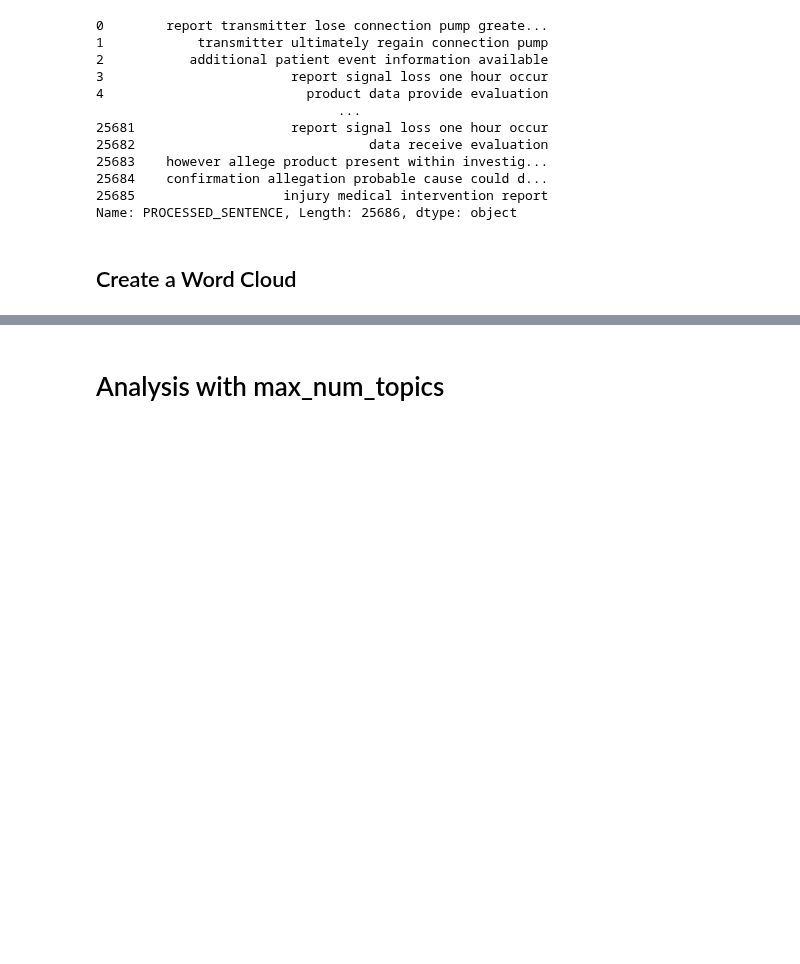
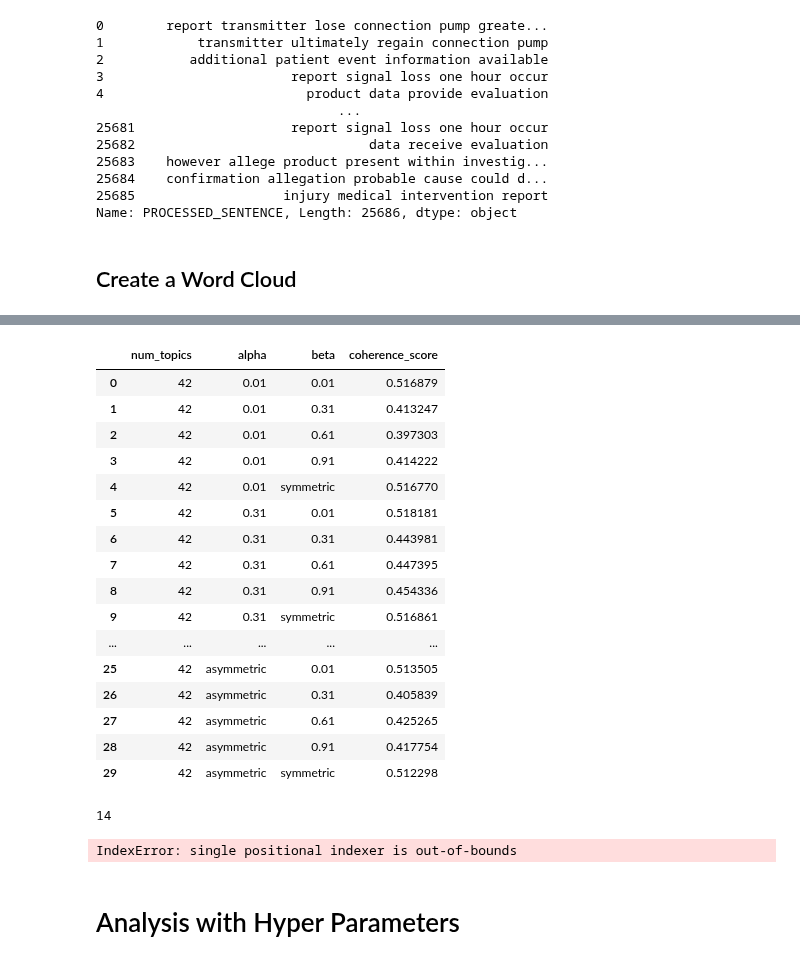
Before and after one commit to Drnjenkins/praxis-2023, a Jupyter notebook: 35-LDA_finalized.ipynb, the cells around one changed output, grey strips where cells are left out. Saved outputs shown, nothing was run; the diff lists cells and outputs as text; code cells hidden in the pictures; blank space fills up the shorter version.

Commit message:
Add hyper parameter selection

```diff
--- a/35-LDA_finalized.ipynb
+++ b/35-LDA_finalized.ipynb
@@ -280,0 +288,3 @@ num_topics with highest coherence score:  45
+# %%
+# Pick 42 based on observation
+selected_num_topics = 42
@@ -281,3 +364,50 @@ num_topics with highest coherence score:  45
+# %%
+hyper_parameter_tuning_results_df
+# %% [output]
+|  | num_topics | alpha | beta | coherence_score |
+| 0 | 42 | 0.01 | 0.01 | 0.516879 |
+| 1 | 42 | 0.01 | 0.31 | 0.413247 |
+| 2 | 42 | 0.01 | 0.61 | 0.397303 |
+| 3 | 42 | 0.01 | 0.91 | 0.414222 |
+| 4 | 42 | 0.01 | symmetric | 0.516770 |
+| 5 | 42 | 0.31 | 0.01 | 0.518181 |
+| 6 | 42 | 0.31 | 0.31 | 0.443981 |
+| 7 | 42 | 0.31 | 0.61 | 0.447395 |
+| 8 | 42 | 0.31 | 0.91 | 0.454336 |
+| 9 | 42 | 0.31 | symmetric | 0.516861 |
+| ... | ... | ... | ... | ... |
+| 25 | 42 | asymmetric | 0.01 | 0.513505 |
+| 26 | 42 | asymmetric | 0.31 | 0.405839 |
+| 27 | 42 | asymmetric | 0.61 | 0.425265 |
+| 28 | 42 | asymmetric | 0.91 | 0.417754 |
+| 29 | 42 | asymmetric | symmetric | 0.512298 |
+# %%
+hyper_parameter_tuning_max_score_index = hyper_parameter_tuning_results_df["coherence_score"].idxmax()
+print(hyper_parameter_tuning_max_score_index)
+# %% [output]
+14
+# %%
+# Select the best hyper parameters
+hyper_parameter_tuning_max_score_index = hyper_parameter_tuning_results_df["coherence_score"].idxmax()
+
+selected_alpha = hyper_parameter_tuning_results_df.iloc[
+    max_score_index, hyper_parameter_tuning_results_df.columns.get_loc('alpha')
+]
+
+selected_beta = hyper_parameter_tuning_results_df.iloc[
+    max_score_index, hyper_parameter_tuning_results_df.columns.get_loc('beta')
+]
+
+selected_score = coherence_scores_df.iloc[
+    max_score_index, hyper_parameter_tuning_results_df.columns.get_loc('coherence_score')
+]
+# print the value of num_topics with the highest coherence score
+print(f"Index for the highest coherence score          : {hyper_parameter_tuning_max_score_index}")
+print(f"Selected alpha for the highest coherence score : {selected_alpha}")
+print(f"Selected beta for the highest coherence score  : {selected_beta}")
+print(f"Selected score for the highest coherence score : {selected_score}")
+# %% [output]
+IndexError: single positional indexer is out-of-bounds
 # %% [markdown]
-# Analysis with max_num_topics
+# Analysis with Hyper Parameters
 # %%
```
Also changed, not shown: parts of 11 cells of this notebook.
